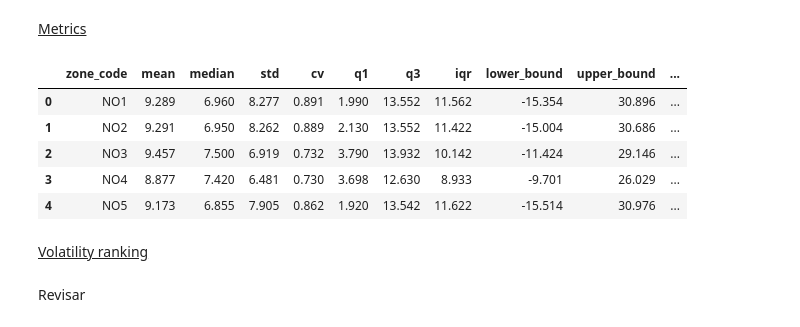
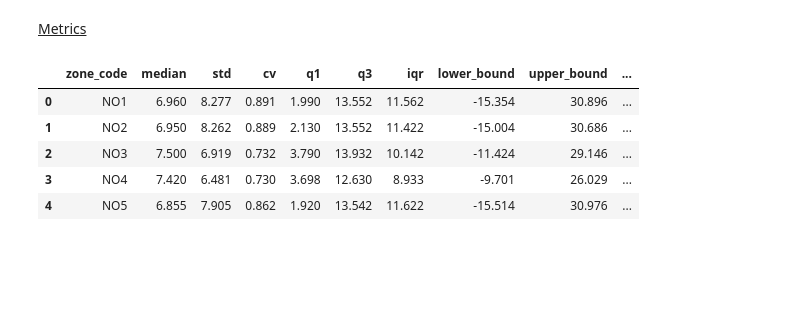
Before and after one commit to huugoox/tfg, a Jupyter notebook: NordPoool/analysis/EDA_Prices.ipynb, the cells around one changed output. Saved outputs shown, nothing was run; the diff lists cells and outputs as text; code cells hidden in the pictures; blank space fills up the shorter version.

```diff
--- a/NordPoool/analysis/EDA_Prices.ipynb
+++ b/NordPoool/analysis/EDA_Prices.ipynb
@@ -195,41 +195,36 @@ for zone in norway_zones:
 
 outlier_results = pd.DataFrame(outlier_results)
 
 # Merge
 volatility_stats = volatility_stats.merge(outlier_results, on="zone_code", how="left")
 
 # Clean table
 volatility_stats = volatility_stats[
     [
         "zone_code",
-        "mean",
         "median",
         "std",
         "cv",
         "q1",
         "q3",
         "iqr",
         "lower_bound",
         "upper_bound",
         "lower_whisker",
         "upper_whisker",
         "min_value",
         "max_value",
         "price_range",
         "outliers_count",
         "outliers_pct"
     ]
 ].round(3)
 
 volatility_stats
 # %% [output]
-|  | zone_code | mean | median | std | cv | q1 | q3 | iqr | lower_bound | upper_bound | ... |
-| 0 | NO1 | 9.289 | 6.960 | 8.277 | 0.891 | 1.990 | 13.552 | 11.562 | -15.354 | 30.896 | ... |
-| 1 | NO2 | 9.291 | 6.950 | 8.262 | 0.889 | 2.130 | 13.552 | 11.422 | -15.004 | 30.686 | ... |
-| 2 | NO3 | 9.457 | 7.500 | 6.919 | 0.732 | 3.790 | 13.932 | 10.142 | -11.424 | 29.146 | ... |
-| 3 | NO4 | 8.877 | 7.420 | 6.481 | 0.730 | 3.698 | 12.630 | 8.933 | -9.701 | 26.029 | ... |
-| 4 | NO5 | 9.173 | 6.855 | 7.905 | 0.862 | 1.920 | 13.542 | 11.622 | -15.514 | 30.976 | ... |
+|  | zone_code | median | std | cv | q1 | q3 | iqr | lower_bound | upper_bound | ... |
+| 0 | NO1 | 6.960 | 8.277 | 0.891 | 1.990 | 13.552 | 11.562 | -15.354 | 30.896 | ... |
+| 1 | NO2 | 6.950 | 8.262 | 0.889 | 2.130 | 13.552 | 11.422 | -15.004 | 30.686 | ... |
+| 2 | NO3 | 7.500 | 6.919 | 0.732 | 3.790 | 13.932 | 10.142 | -11.424 | 29.146 | ... |
+| 3 | NO4 | 7.420 | 6.481 | 0.730 | 3.698 | 12.630 | 8.933 | -9.701 | 26.029 | ... |
+| 4 | NO5 | 6.855 | 7.905 | 0.862 | 1.920 | 13.542 | 11.622 | -15.514 | 30.976 | ... |
-# %% [markdown]
-<u> Volatility ranking </u>
-# %% [markdown]
-Revisar
```
Also changed, not shown: parts of 2 cells of this notebook, 3 other files.
